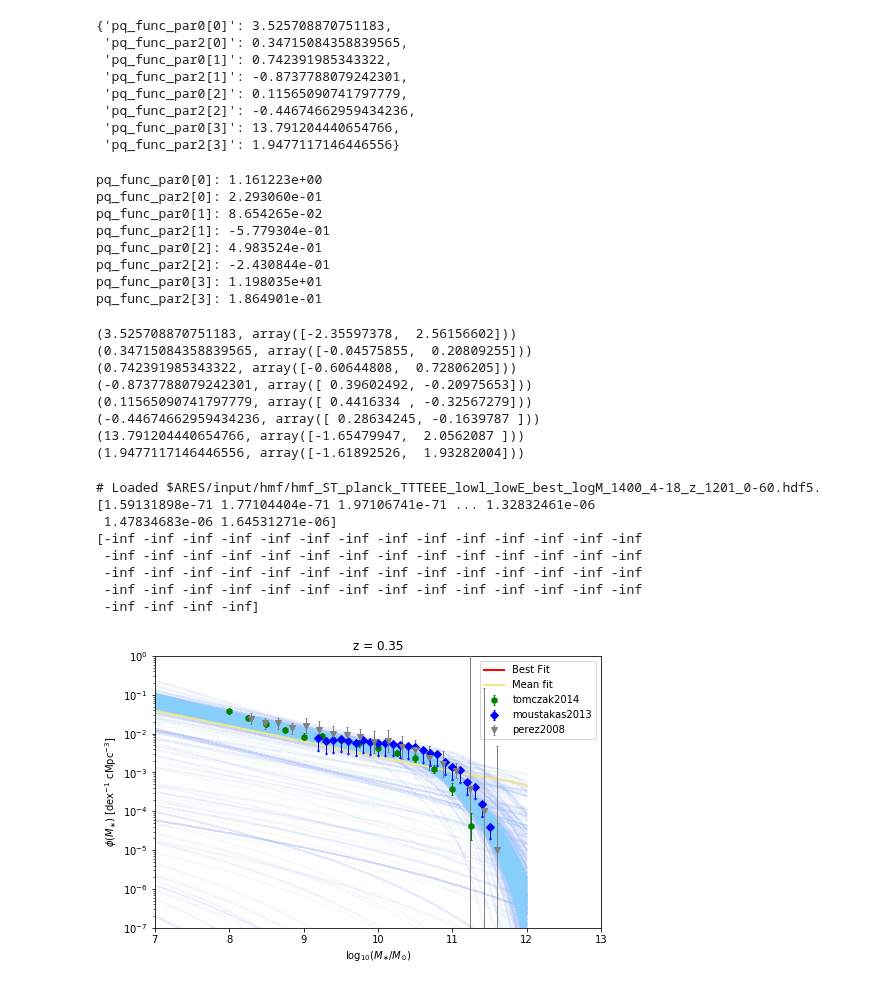
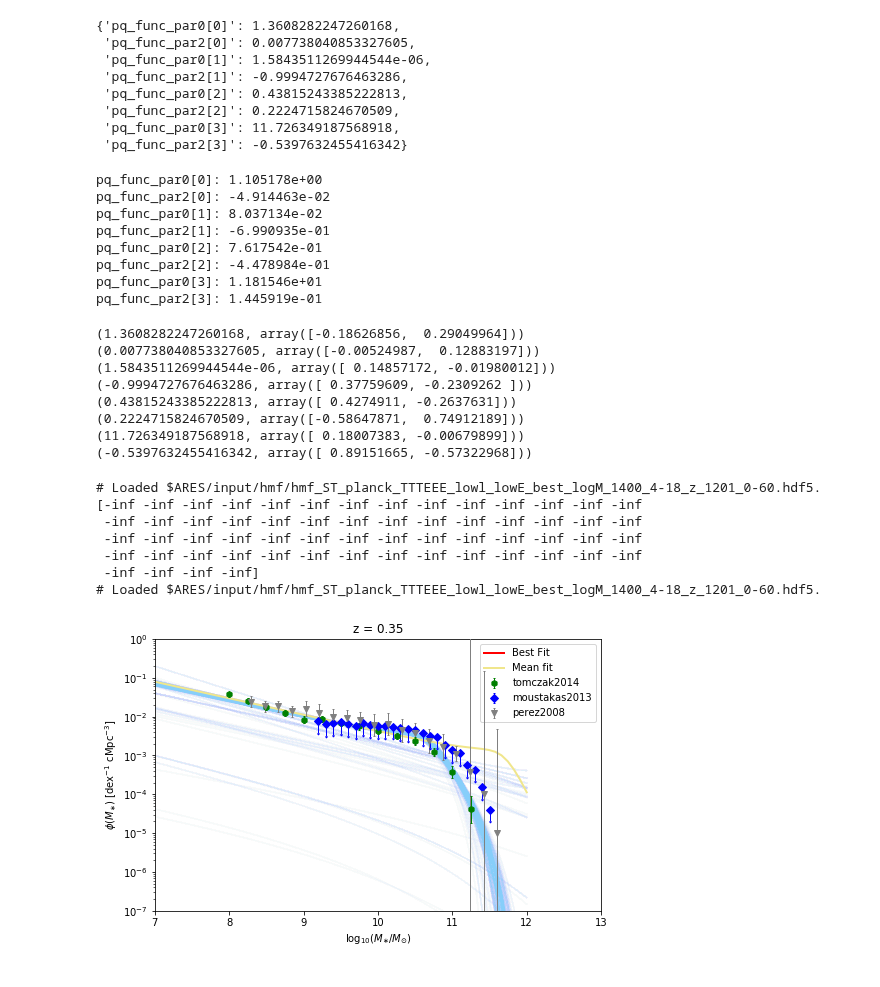
Before and after one commit to eklem1/GalaxySim, a Jupyter notebook: SMF_fit.ipynb, the cells around one changed output. Saved outputs shown, nothing was run; the diff lists cells and outputs as text; code cells hidden in the pictures.

```diff
--- a/SMF_fit.ipynb
+++ b/SMF_fit.ipynb
@@ -193,7 +224,10 @@ fitter.run('MCMC_files/smftest_cal1_07_08', burn=5, steps=45, save_freq=1, clobb
 # %%
 # anl = ares.analysis.ModelSet('MCMC_files/smftest_cal1_07_08')
 # anl = ares.analysis.ModelSet('MCMC_files/smf_run5_07_08')
-anl = ares.analysis.ModelSet('..\Cedar\savedFits/smf_13_07_12-36_0.7')
+# anl = ares.analysis.ModelSet('..\Cedar\savedFits/smf_14_07_08-37_5.0')
+anl = ares.analysis.ModelSet('..\Cedar\savedFits/smf_15_07_12-40_0.2-1.5')
+
+
 
 labels = \
 {
@@ -328,14 +364,14 @@ anl.WalkerTrajectoriesMultiPlot(best_fit='mode')
 # %%
 anl.max_likelihood_parameters()
 # %% [output]
-{'pq_func_par0[0]': 3.525708870751183,
- 'pq_func_par2[0]': 0.34715084358839565,
- 'pq_func_par0[1]': 0.742391985343322,
- 'pq_func_par2[1]': -0.8737788079242301,
- 'pq_func_par0[2]': 0.11565090741797779,
- 'pq_func_par2[2]': -0.44674662959434236,
- 'pq_func_par0[3]': 13.791204440654766,
- 'pq_func_par2[3]': 1.9477117146446556}
+{'pq_func_par0[0]': 1.3608282247260168,
+ 'pq_func_par2[0]': 0.007738040853327605,
+ 'pq_func_par0[1]': 1.5843511269944544e-06,
+ 'pq_func_par2[1]': -0.9994727676463286,
+ 'pq_func_par0[2]': 0.43815243385222813,
+ 'pq_func_par2[2]': 0.2224715824670509,
+ 'pq_func_par0[3]': 11.726349187568918,
+ 'pq_func_par2[3]': -0.5397632455416342}
 # %%
 covar = anl.CovarianceMatrix(params)
 
@@ -347,14 +383,14 @@ else:
 
 fit_mean = np.array(covar[0])
 # %% [output]
-pq_func_par0[0]: 1.161223e+00
-pq_func_par2[0]: 2.293060e-01
-pq_func_par0[1]: 8.654265e-02
-pq_func_par2[1]: -5.779304e-01
-pq_func_par0[2]: 4.983524e-01
-pq_func_par2[2]: -2.430844e-01
-pq_func_par0[3]: 1.198035e+01
-pq_func_par2[3]: 1.864901e-01
+pq_func_par0[0]: 1.105178e+00
+pq_func_par2[0]: -4.914463e-02
+pq_func_par0[1]: 8.037134e-02
+pq_func_par2[1]: -6.990935e-01
+pq_func_par0[2]: 7.617542e-01
+pq_func_par2[2]: -4.478984e-01
+pq_func_par0[3]: 1.181546e+01
+pq_func_par2[3]: 1.445919e-01
 # %%
 pars_ch = {}
 for i in range(len(covar[0])):
@@ -371,14 +407,14 @@ fit_best_like = anl.max_likelihood_parameters()
 for i in range(len(covar[0])):
     print(anl.get_1d_error(params[i])) #(maximum likelihood value, positive error, negative error).
 # %% [output]
-(3.525708870751183, array([-2.35597378,  2.56156602]))
-(0.34715084358839565, array([-0.04575855,  0.20809255]))
-(0.742391985343322, array([-0.60644808,  0.72806205]))
-(-0.8737788079242301, array([ 0.39602492, -0.20975653]))
-(0.11565090741797779, array([ 0.4416334 , -0.32567279]))
-(-0.44674662959434236, array([ 0.28634245, -0.1639787 ]))
-(13.791204440654766, array([-1.65479947,  2.0562087 ]))
-(1.9477117146446556, array([-1.61892526,  1.93282004]))
+(1.3608282247260168, array([-0.18626856,  0.29049964]))
+(0.007738040853327605, array([-0.00524987,  0.12883197]))
+(1.5843511269944544e-06, array([ 0.14857172, -0.01980012]))
+(-0.9994727676463286, array([ 0.37759609, -0.2309262 ]))
+(0.43815243385222813, array([ 0.4274911, -0.2637631]))
+(0.2224715824670509, array([-0.58647871,  0.74912189]))
+(11.726349187568918, array([ 0.18007383, -0.00679899]))
+(-0.5397632455416342, array([ 0.89151665, -0.57322968]))
 # %%
 pars_best = ares.util.ParameterBundle("emma:model1")
 
@@ -393,37 +429,36 @@ z = 0.35
 # Ms_short = np.logspace(7, 13, 80)
 
 # print(Ms)
 fig, ax = pl.subplots(figsize=(8, 5))
 
 ls_best = pop_best.StellarMassFunction(z, Ms)
 
 print(ls_best)
 
 ls_mean = pop_mean.StellarMassFunction(z, Ms)
 
-ax = anl.ReconstructedFunction('galaxy_smf', ivar=[z, None], samples='all', color='lightskyblue', alpha=0.01, ax=ax)
+ax = anl.ReconstructedFunction('galaxy_smf', ivar=[z, None], samples=1000, color='lightskyblue', alpha=0.01, ax=ax)
 
 obslf = ares.analysis.GalaxyPopulation()
 obslf.PlotSMF(z=z, ax=ax, round_z=0.2, log10Mass=True)
 
 ax.semilogy(Ms, ls_best, label='Best Fit', color="red", linewidth=2)
 pl.semilogy(Ms, ls_mean, label='Mean fit', color="khaki", linewidth=2)
 
 pl.title("z = %.2f" %z)
 ax.set_xlabel('log$_{10}(M_{\\ast} / M_{\odot})$')
 pl.legend()
 # pl.ylim(1e-18, 1e2)
 pl.show()
 # %% [output]
 # Loaded $ARES/input/hmf/hmf_ST_planck_TTTEEE_lowl_lowE_best_logM_1400_4-18_z_1201_0-60.hdf5.
-[1.59131898e-71 1.77104404e-71 1.97106741e-71 ... 1.32832461e-06
- 1.47834683e-06 1.64531271e-06]
 [-inf -inf -inf -inf -inf -inf -inf -inf -inf -inf -inf -inf -inf -inf
  -inf -inf -inf -inf -inf -inf -inf -inf -inf -inf -inf -inf -inf -inf
  -inf -inf -inf -inf -inf -inf -inf -inf -inf -inf -inf -inf -inf -inf
  -inf -inf -inf -inf -inf -inf -inf -inf -inf -inf -inf -inf -inf -inf
  -inf -inf -inf -inf]
+# Loaded $ARES/input/hmf/hmf_ST_planck_TTTEEE_lowl_lowE_best_logM_1400_4-18_z_1201_0-60.hdf5.
-[figure, old version]
+[figure, new version]
 # %%
 bests = [anl.get_1d_error(i, nu=0.68,  peak='mode') for i in params]
 
```
Also changed, not shown: parts of 10 cells of this notebook, 2 other files.
